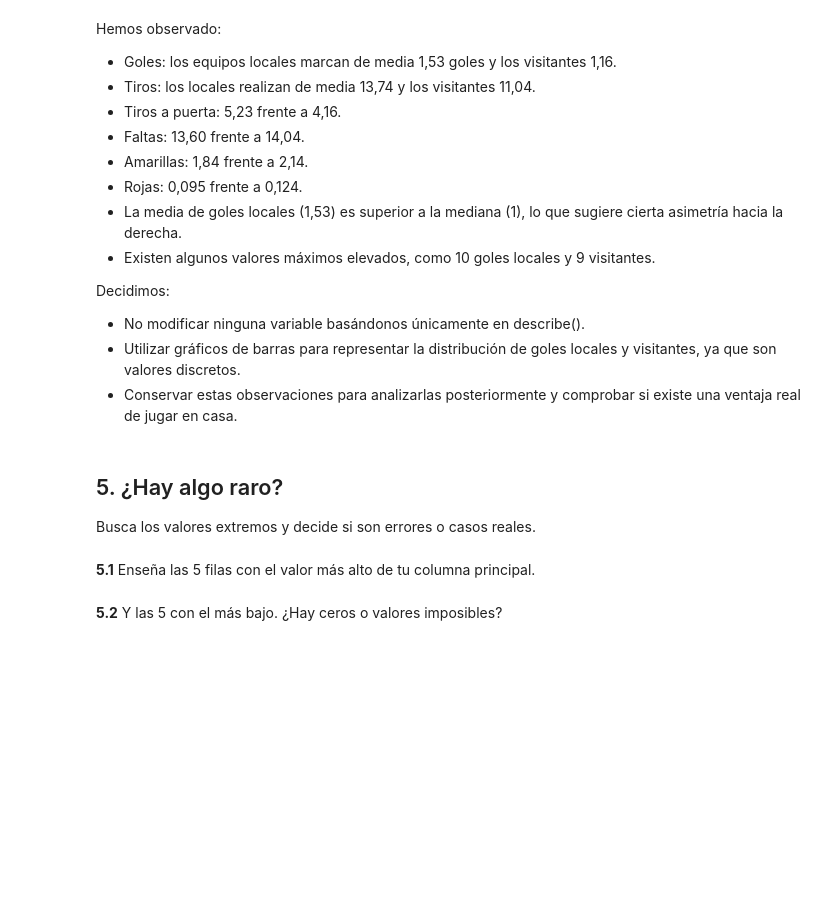
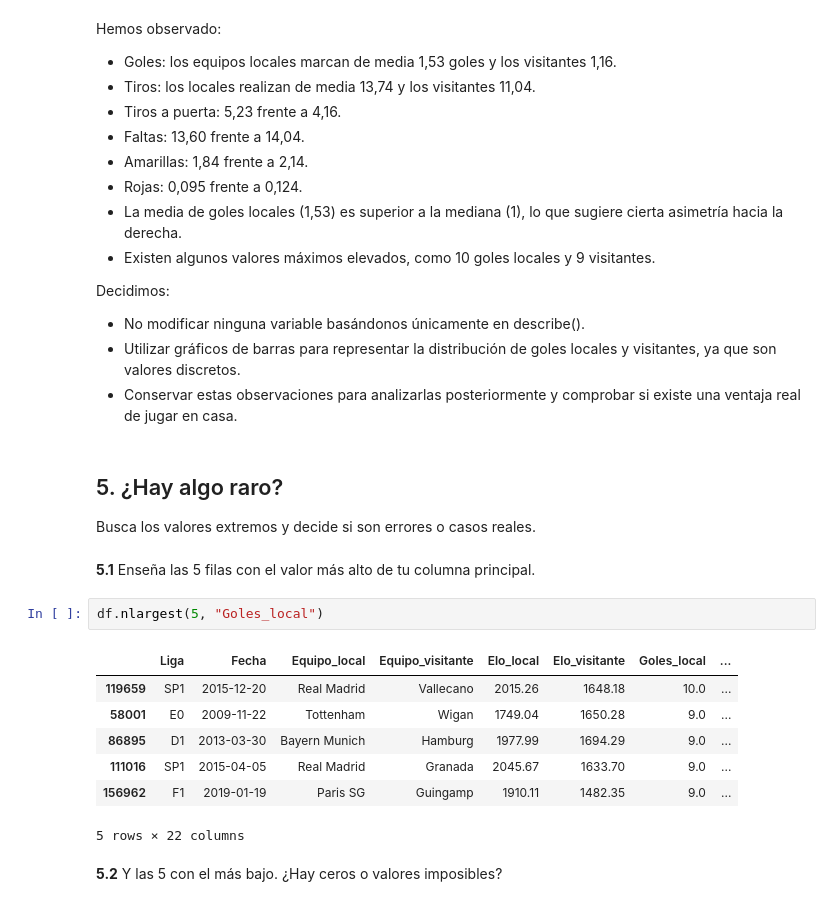
Before and after one commit to jormartinez109/PROYECTO-EDA-FUTBOL, a Jupyter notebook: eda.ipynb, the cells around one changed output. Cells and saved outputs as stored; diff of their text form; blank space fills up the shorter version.

```diff
--- a/eda.ipynb
+++ b/eda.ipynb
@@ -364,5 +364,15 @@ Decidimos:
 Busca los valores extremos y decide si son errores o casos reales.
 # %% [markdown]
 **5.1** Enseña las 5 filas con el valor más alto de tu columna principal.
+# %%
+df.nlargest(5, "Goles_local")
+# %% [output]
+|  | Liga | Fecha | Equipo_local | Equipo_visitante | Elo_local | Elo_visitante | Goles_local | ... |
+| 119659 | SP1 | 2015-12-20 | Real Madrid | Vallecano | 2015.26 | 1648.18 | 10.0 | ... |
+| 58001 | E0 | 2009-11-22 | Tottenham | Wigan | 1749.04 | 1650.28 | 9.0 | ... |
+| 86895 | D1 | 2013-03-30 | Bayern Munich | Hamburg | 1977.99 | 1694.29 | 9.0 | ... |
+| 111016 | SP1 | 2015-04-05 | Real Madrid | Granada | 2045.67 | 1633.70 | 9.0 | ... |
+| 156962 | F1 | 2019-01-19 | Paris SG | Guingamp | 1910.11 | 1482.35 | 9.0 | ... |
+5 rows × 22 columns
 # %% [markdown]
 **5.2** Y las 5 con el más bajo. ¿Hay ceros o valores imposibles?
```
Also changed, not shown: parts of 9 cells of this notebook.
